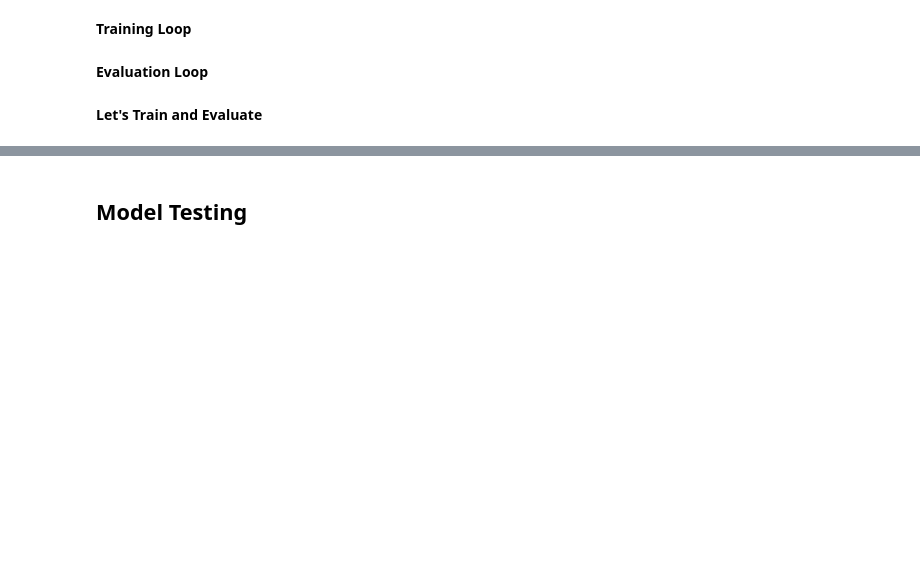
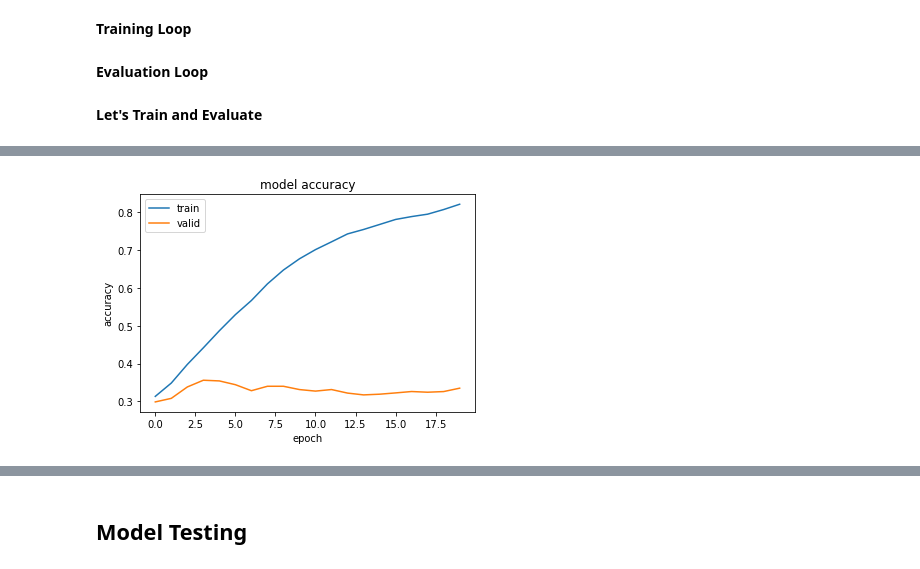
Before and after one commit to sridevibonthu/TSAI_END_P1, a Jupyter notebook: Session 07/Sentiment_Analysis_on_stanford_data_using_LSTM_RNN.ipynb, the cells around one changed output, grey strips where cells are left out. Cells and saved outputs as stored; diff of their text form; code cells hidden in the pictures; blank space fills up the shorter version.

```diff
--- a/Session 07/Sentiment_Analysis_on_stanford_data_using_LSTM_RNN.ipynb
+++ b/Session 07/Sentiment_Analysis_on_stanford_data_using_LSTM_RNN.ipynb
@@ -453,6 +468,9 @@ def evaluate(model, iterator, criterion):
 # %% [markdown]
 **Let's Train and Evaluate**
 # %%
+acc_values = {'train' : [], 'valid' : []}
+loss_values = {'train' : [], 'valid' : []}
+
 N_EPOCHS = 20
 best_valid_loss = float('inf')
 
@@ -460,9 +478,13 @@ for epoch in range(N_EPOCHS):
 
     # train the model
     train_loss, train_acc = train(model, train_iterator, optimizer, criterion)
+    acc_values['train'].append(train_acc)
+    loss_values['train'].append(train_loss)
 
     # evaluate the model
     valid_loss, valid_acc = evaluate(model, valid_iterator, criterion)
+    acc_values['valid'].append(valid_acc)
+    loss_values['valid'].append(valid_loss)
 
     # save the best model
     if valid_loss < best_valid_loss:
@@ -491,0 +514,11 @@ for epoch in range(N_EPOCHS):
+# %%
+#plotting accuracy
+plt.plot(acc_values['train'])
+plt.plot(acc_values['valid'])
+plt.title('model accuracy')
+plt.ylabel('accuracy')
+plt.xlabel('epoch')
+plt.legend(['train', 'valid'], loc='upper left')
+plt.show()
+# %% [output]
+[figure, added]
```
Also changed, not shown: parts of 9 cells of this notebook.
